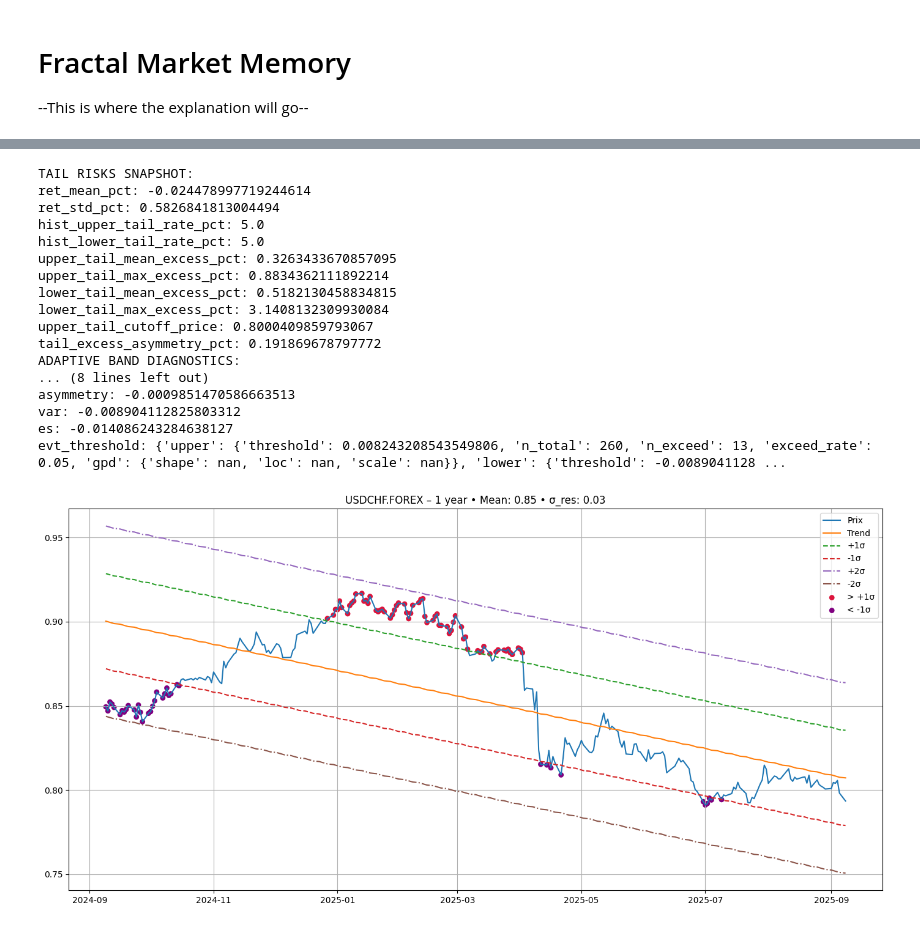
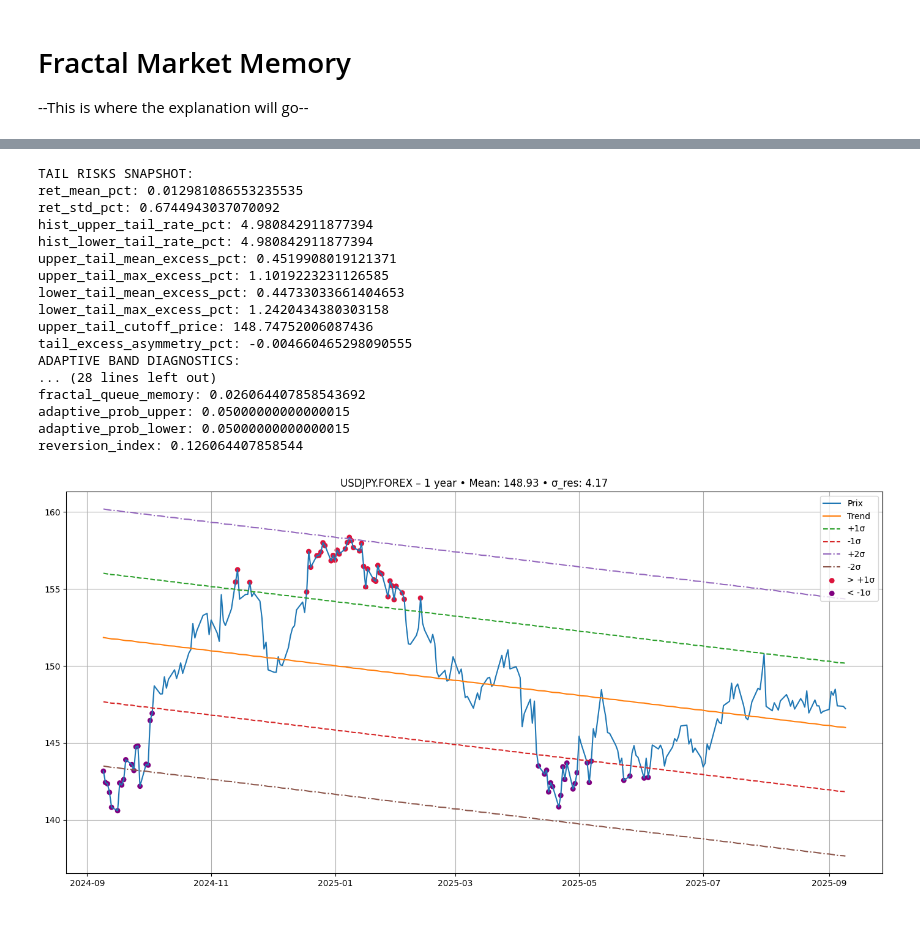
Before and after one commit to JoelOkuseinde/fractal_market_memory, a Jupyter notebook: ACTIVE/V2/V2_fractal.ipynb, the cells around one changed output, grey strips where cells are left out. Drawn from its saved outputs; the diff is of its cells as text; code cells hidden in the pictures.

Commit message:
streamlined systemic class and tail reversion class

```diff
--- a/ACTIVE/V2/V2_fractal.ipynb
+++ b/ACTIVE/V2/V2_fractal.ipynb
@@ -1023,28 +696,10 @@ def analysis(data, logger, output=True):
 
     tailRisks = TailRiskSnapshot(data, logger).return_summary()
     diagnostics = AdaptiveBandDiagnostics(data, logger).compute_band_diagnostics()
+    systemics = SystemicAnalyzer(data, logger).analyze_systemics()
 
 
-
-    # systemics = SystemicAnalyzer(data, logger).analyze_systemics()
-    # sAnal = SystemicAnalyzerAdaptive(data, logger).analyze_systemics()
-    # tra = TailReversionAnalyzer(data, logger).analyze()
-
-
-    # try:
-    #     ds = data.close.diff().dropna()
-    #     mdl = MarkovRegression(ds, k_regimes=2)
-    #     with warnings.catch_warnings():
-    #         warnings.simplefilter("ignore")
-    #         markov_results = mdl.fit(disp=False)
-    # except Exception as e:
-    #     logger.error(f"Markov error: {e}")
-    #     markov_results = None
-    #
-    # if markov_results is not None:
-    #     tra = TailReversionAnalyzer(data, markov_results, logger).analyze()
-    # else: tra ={}
-
+    tra = TailReversionAnalyzer(data, logger).analyze()
 
     if output == True:
         print("TAIL RISKS SNAPSHOT: ")
@@ -1055,26 +710,20 @@ def analysis(data, logger, output=True):
         for key, value in diagnostics.items():
             print(f"{key}: {value}")
 
+        print("SYSTEMICS: ")
+        for key, value in systemics.items():
+            print(f"{key}: {value}")
 
-        # print("SYSTEMICS: ")
-        # for key, value in systemics.items():
-        #     print(f"{key}: {value}")
-
-        # print("ANALYSED SYSTEMICS: ")
-        # for key, value in sAnal.items():
-        #     print(f"{key}: {value}")
-        #
-        # print("TAIL_REVERSION: ")
-        # for key, value in tra.items():
-        #     print(f"{key}: {value}")
+        print("TAIL REVERSION: ")
+        for key, value in tra.items():
+            print(f"{key}: {value}")
 
     return diagnostics
 # %%
 # OUTPUT
 
-
 api_token = API_TOKEN
-ticker = "USDCHF.FOREX"
+ticker = "USDJPY.FOREX"
 end_date = pd.to_datetime('today').strftime('%Y-%m-%d')
 start_1y = (pd.to_datetime(end_date) - pd.DateOffset(years=1)).strftime('%Y-%m-%d')
 logger = Logger.setup()
@@ -1108,18 +757,18 @@ plot_with_quantification(data, f'{ticker} – 1 year')
 TAIL RISKS SNAPSHOT:
-ret_mean_pct: -0.024478997719244614
-ret_std_pct: 0.5826841813004494
-hist_upper_tail_rate_pct: 5.0
-hist_lower_tail_rate_pct: 5.0
-upper_tail_mean_excess_pct: 0.3263433670857095
-upper_tail_max_excess_pct: 0.8834362111892214
-lower_tail_mean_excess_pct: 0.5182130458834815
-lower_tail_max_excess_pct: 3.1408132309930084
-upper_tail_cutoff_price: 0.8000409859793067
-tail_excess_asymmetry_pct: 0.191869678797772
+ret_mean_pct: 0.012981086553235535
+ret_std_pct: 0.6744943037070092
+hist_upper_tail_rate_pct: 4.980842911877394
+hist_lower_tail_rate_pct: 4.980842911877394
+upper_tail_mean_excess_pct: 0.4519908019121371
+upper_tail_max_excess_pct: 1.1019223231126585
+lower_tail_mean_excess_pct: 0.44733033661404653
+lower_tail_max_excess_pct: 1.2420434380303158
+upper_tail_cutoff_price: 148.74752006087436
+tail_excess_asymmetry_pct: -0.004660465298090555
 ADAPTIVE BAND DIAGNOSTICS:
-... (8 lines left out)
-asymmetry: -0.0009851470586663513
-var: -0.008904112825803312
-es: -0.014086243284638127
-evt_threshold: {'upper': {'threshold': 0.008243208543549806, 'n_total': 260, 'n_exceed': 13, 'exceed_rate': 0.05, 'gpd': {'shape': nan, 'loc': nan, 'scale': nan}}, 'lower': {'threshold': -0.0089041128 ...
+... (28 lines left out)
+fractal_queue_memory: 0.026064407858543692
+adaptive_prob_upper: 0.05000000000000015
+adaptive_prob_lower: 0.05000000000000015
+reversion_index: 0.126064407858544
-[figure, old version]
+[figure, new version]
```
Also changed, not shown: parts of 6 cells of this notebook, 2 other files.
